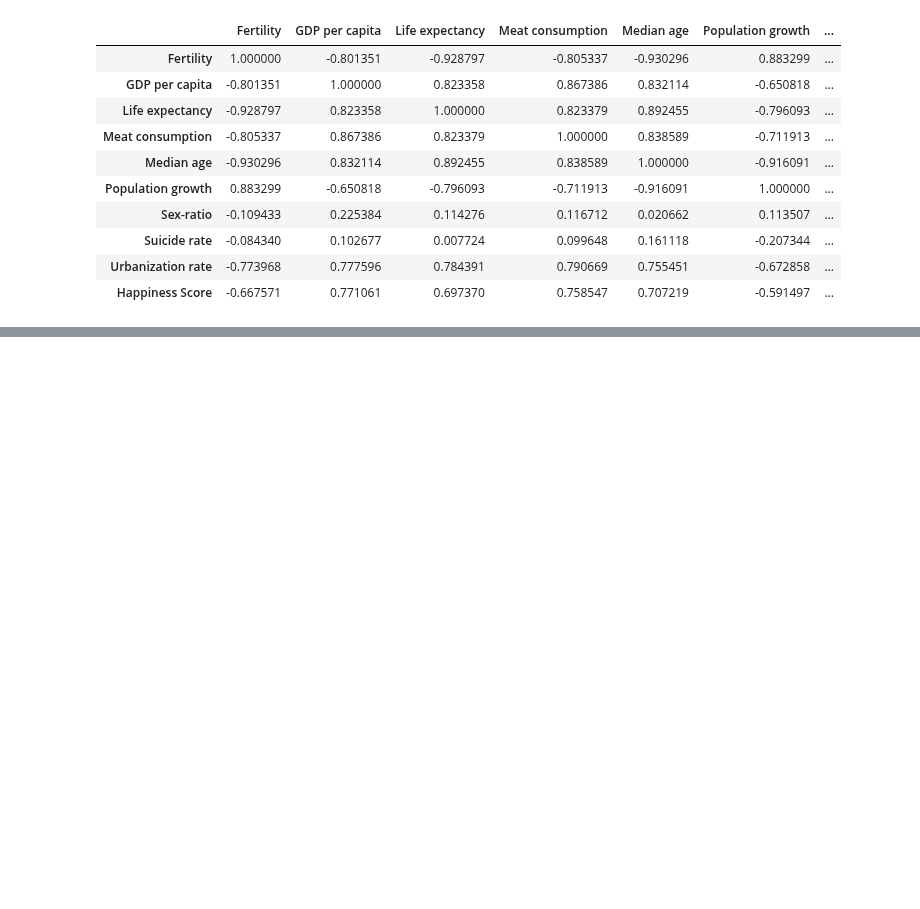
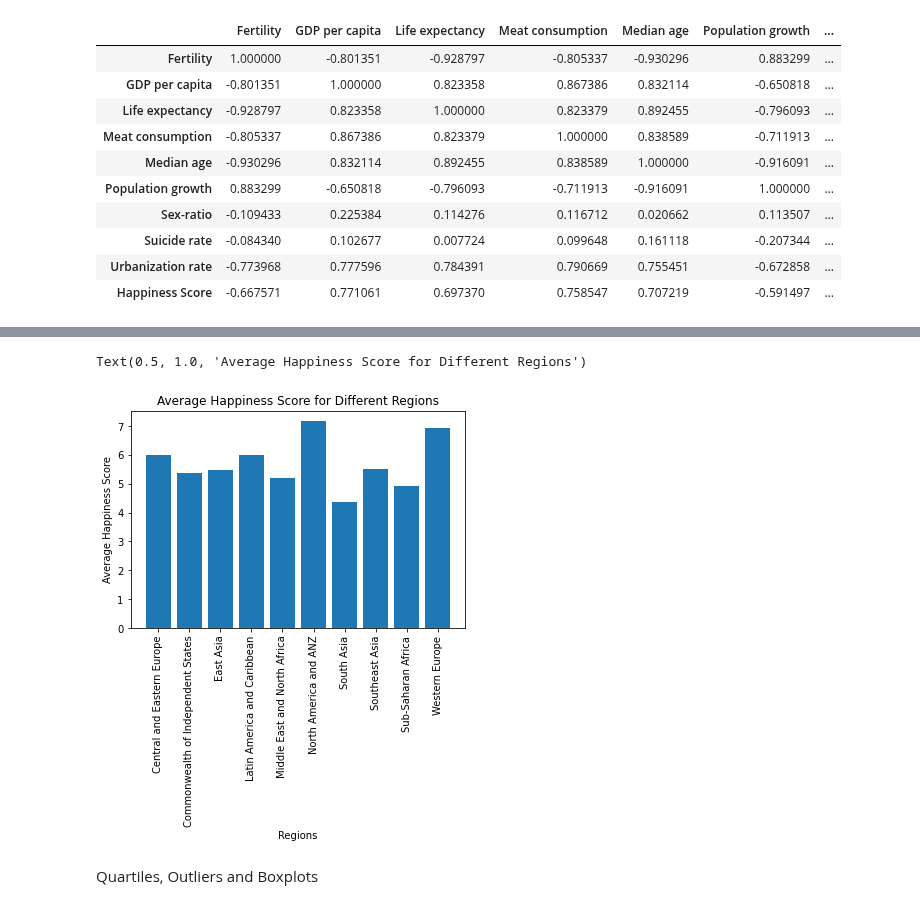
Before and after one commit to ermcgrew/bootcamp_project_one, a Jupyter notebook: data_analysis.ipynb, the cells around one changed output, grey strips where cells are left out. Drawn from its saved outputs; the diff is of its cells as text; code cells hidden in the pictures; blank space fills up the shorter version.

Commit message:
meat comsumption vs. happiness

```diff
--- a/data_analysis.ipynb
+++ b/data_analysis.ipynb
@@ -187,0 +202,7 @@ world_data.corr()
+# %%
+# Get New DataFrame Groupby Regional Indicator
+meat = world_data.groupby(['Regional indicator']).sum()["Meat consumption"]
+happiness = world_data.groupby(['Regional indicator']).mean()["Happiness Score"]
+region_df = meat.to_frame().join(happiness).rename(columns={'Meat consumption':'Total Meat consumption',
+                                                            'Happiness Score':'Average Happiness Score'})
+region_df
@@ -187,0 +222,15 @@ world_data.corr()
+# %%
+# Generate a bar plot showing the average happiness score for different regions using pyplot.
+x_axis = region_df.index.values
+plt.bar(x_axis, region_df['Average Happiness Score'])
+plt.xticks(rotation=90)
+
+# Set labels for axes
+plt.xlabel("Regions")
+plt.ylabel("Average Happiness Score")
+plt.title('Average Happiness Score for Different Regions')
+# %% [output]
+Text(0.5, 1.0, 'Average Happiness Score for Different Regions')
+[figure, added]
+# %% [markdown]
+Quartiles, Outliers and Boxplots
```
Also changed, not shown: parts of 9 cells of this notebook.
